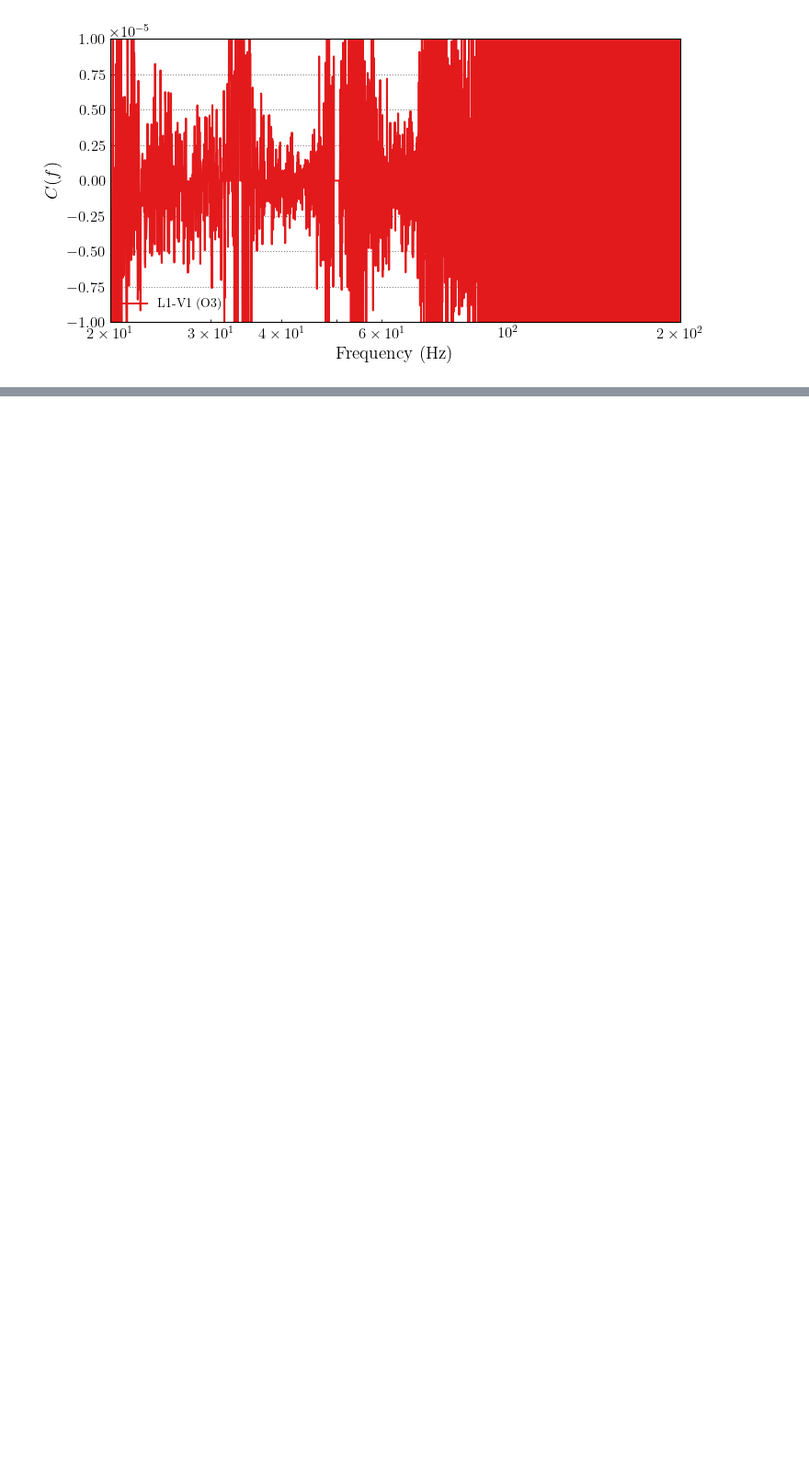
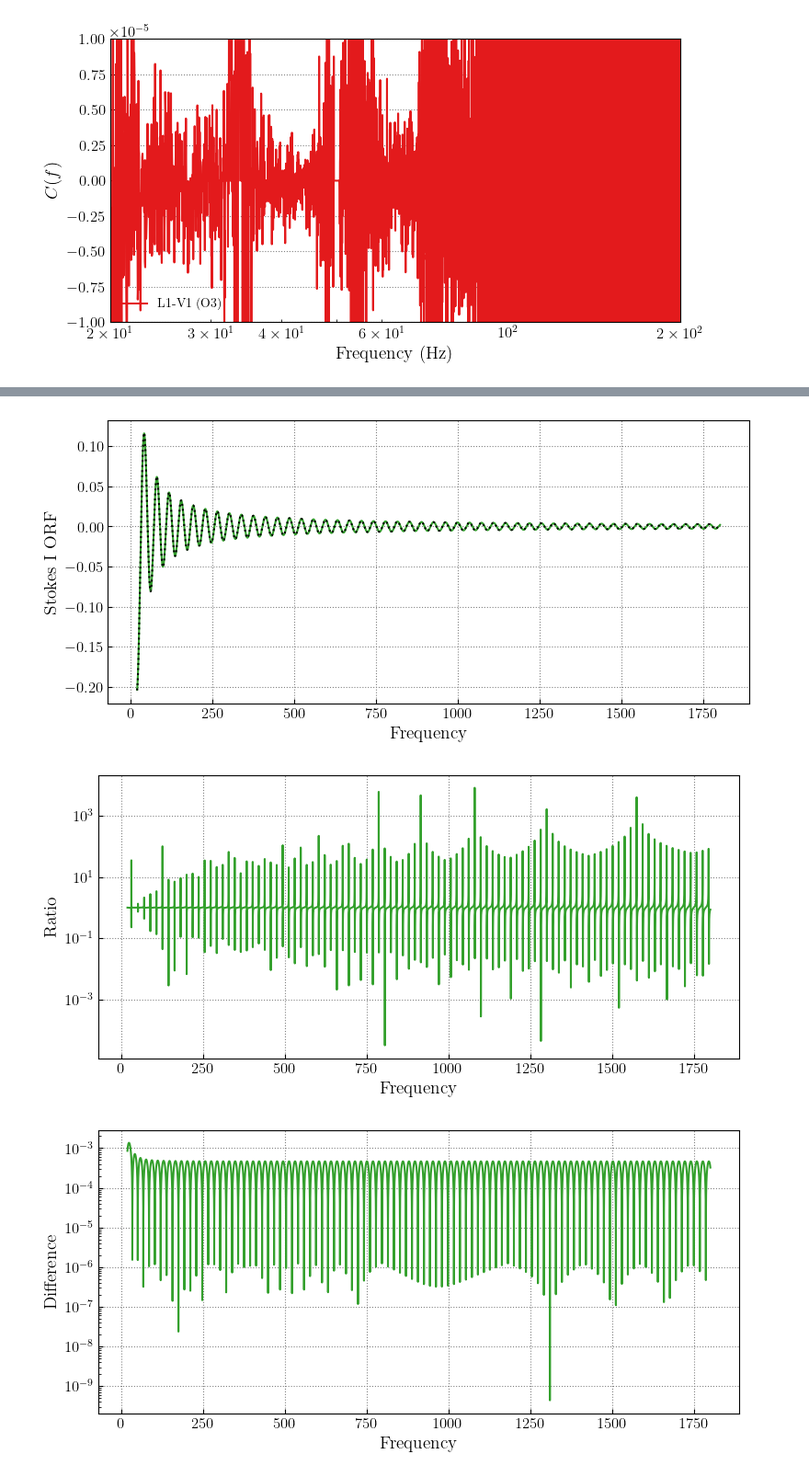
Before and after one commit to tcallister/stochastic-birefringence, a Jupyter notebook: input/inspect_data.ipynb, the cells around one changed output, grey strips where cells are left out. Shown at 92% size. Cells and saved outputs as stored; diff of their text form; code cells hidden in the pictures; blank space fills up the shorter version.

```diff
--- a/input/inspect_data.ipynb
+++ b/input/inspect_data.ipynb
@@ -87,0 +130,25 @@ plt.show()
+# %%
+fig,ax = plt.subplots(figsize=(9,4))
+ax.plot(matlab_orf_freqs,matlab_orf_H1V1,color='#33a02c')
+ax.plot(matlab_orf_freqs,python_orf_H1V1,color='black',ls=':')
+ax.set_xlabel('Frequency')
+ax.set_ylabel('Stokes I ORF')
+plt.show()
+
+fig,ax = plt.subplots(figsize=(9,4))
+ax.plot(matlab_orf_freqs,np.abs(matlab_orf_H1V1/python_orf_H1V1),color='#33a02c')
+ax.set_xlabel('Frequency')
+ax.set_ylabel('Ratio')
+ax.set_yscale('log')
+plt.show()
+
+fig,ax = plt.subplots(figsize=(9,4))
+ax.plot(matlab_orf_freqs,np.abs(matlab_orf_H1V1-python_orf_H1V1),color='#33a02c')
+ax.set_xlabel('Frequency')
+ax.set_ylabel('Difference')
+ax.set_yscale('log')
+plt.show()
+# %% [output]
+[figure, added]
+[figure, added]
+[figure, added]
```
Also changed, not shown: parts of 5 cells of this notebook, 15 other files.
